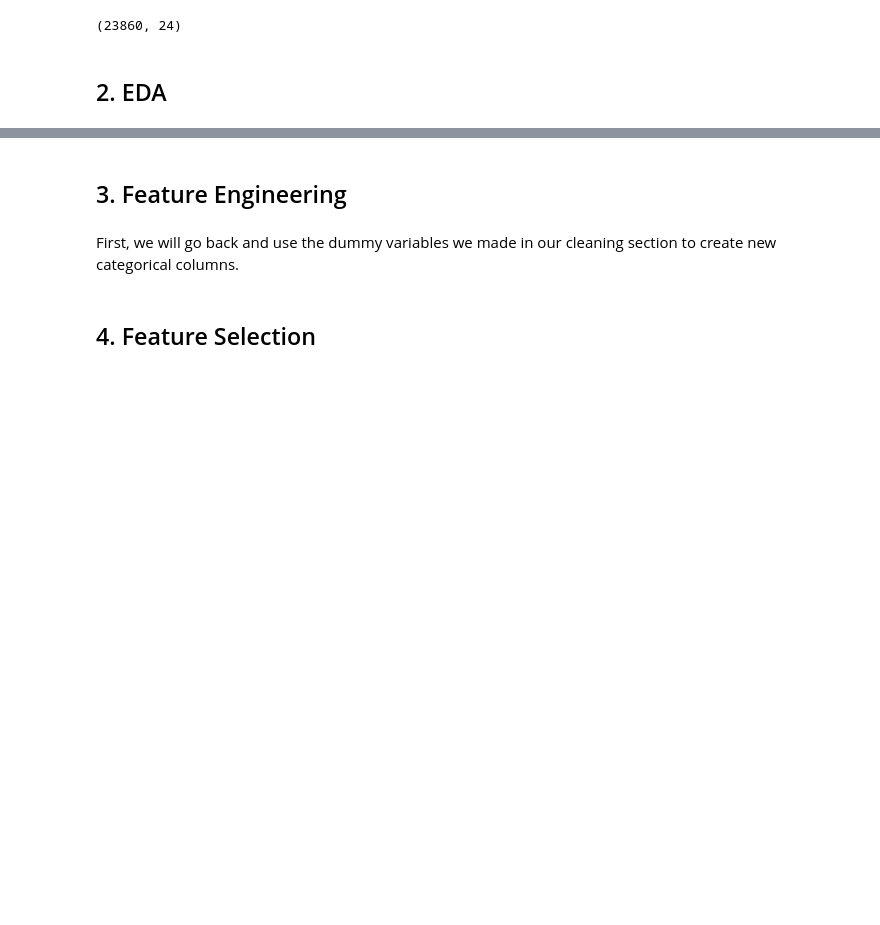
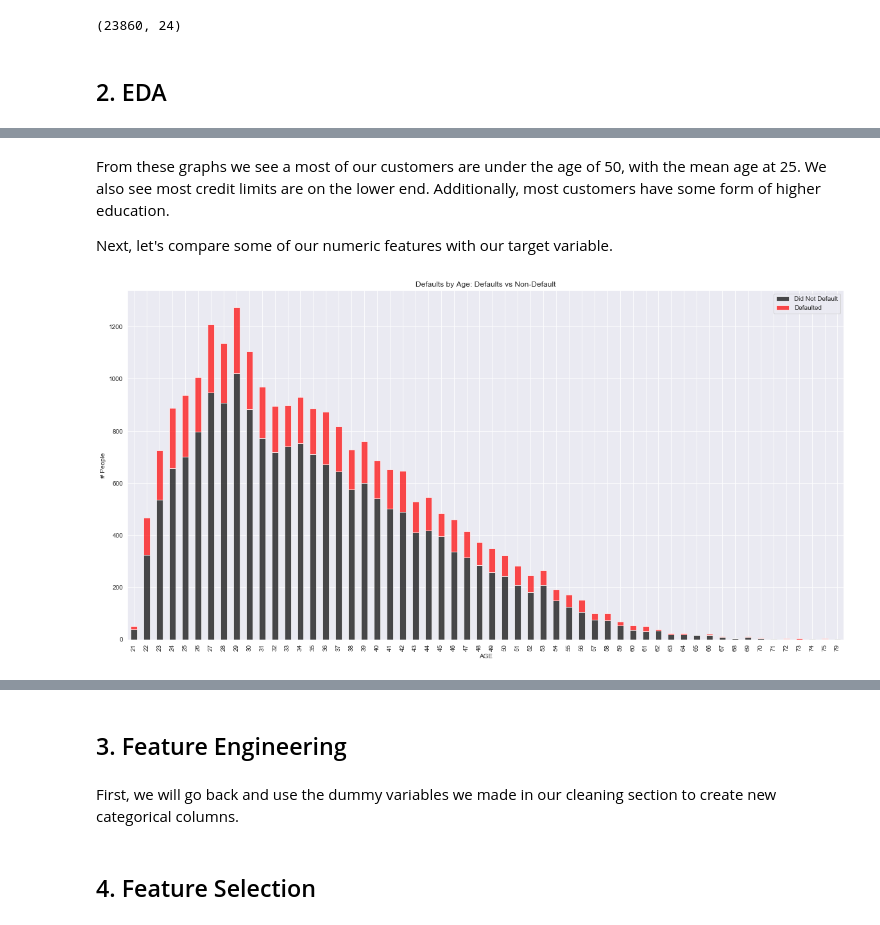
Before and after one commit to CaryMosley/Mod3Bakeoff, a Jupyter notebook: Mod 3 Bake Off.ipynb, the cells around one changed output, grey strips where cells are left out. Saved outputs shown, nothing was run; the diff lists cells and outputs as text; code cells hidden in the pictures; blank space fills up the shorter version.

```diff
--- a/Mod 3 Bake Off.ipynb
+++ b/Mod 3 Bake Off.ipynb
@@ -348,0 +452,16 @@ df.shape
+# %% [markdown]
+From these graphs we see a most of our customers are under the age of 50, with the mean age at 25. We also see most credit limits are on the lower end. Additionally, most customers have some form of higher education.
+
+Next, let's compare some of our numeric features with our target variable.
+# %%
+pclass = df.groupby(['AGE','default']).AGE.count().unstack()
+p = pclass.plot(kind = 'bar', stacked = True,
+                   title = 'Defaults by Age: Defaults vs Non-Default',
+                   color = ['black','red'], alpha = .70,
+                figsize = (20,10))
+p.set_xlabel('AGE')
+p.set_ylabel('# People')
+p.legend(['Did Not Default','Defaulted'])
+plt.show()
+# %% [output]
+[figure, added]
```
Also changed, not shown: parts of 15 cells of this notebook.
